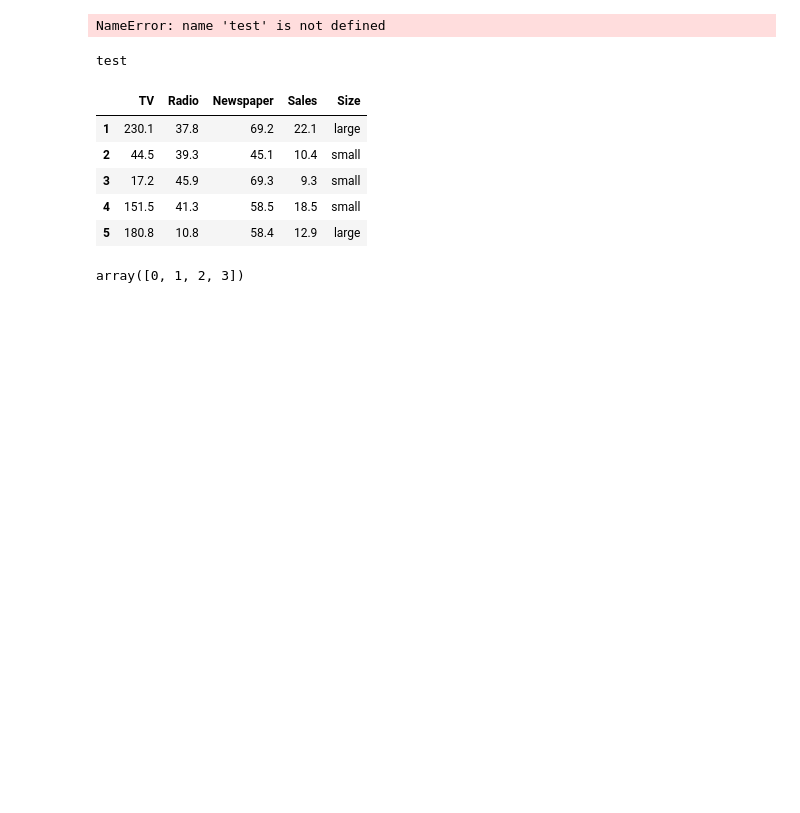
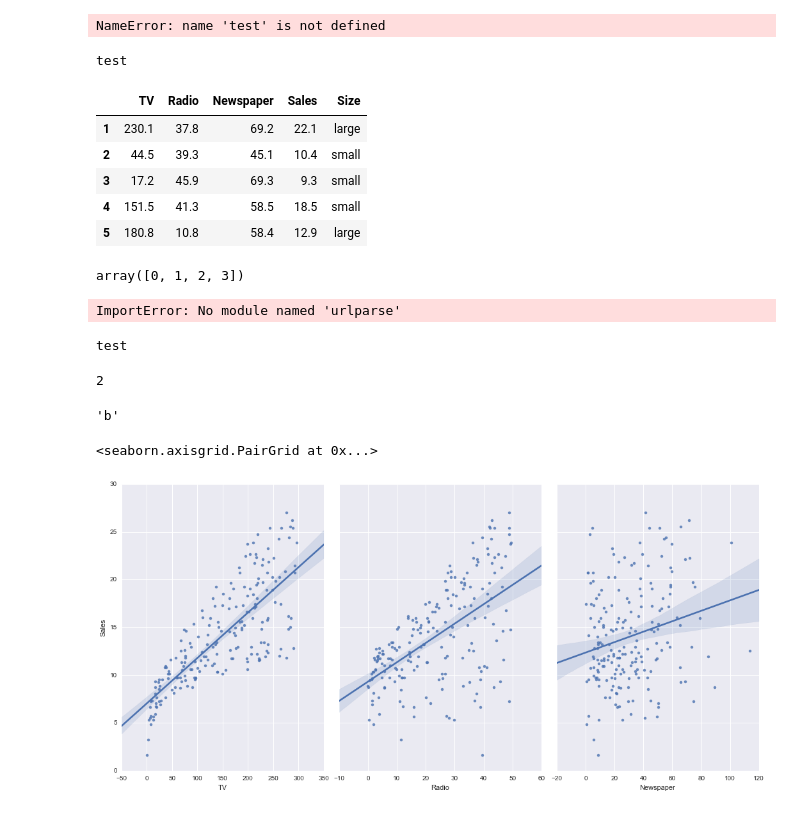
Before and after one commit to dmuralik/datascience, a Jupyter notebook: projects/misc/myfirstnb.ipynb, the cells around one changed output. Cells and saved outputs as stored; diff of their text form; code cells hidden in the pictures; blank space fills up the shorter version.

Commit message:
Added new projects including spam and womenEd

```diff
--- a/projects/misc/myfirstnb.ipynb
+++ b/projects/misc/myfirstnb.ipynb
@@ -35,3 +35,51 @@ integer_classes = label_encoder.transform(label_encoder.classes_)
 integer_classes
 # %% [output]
 array([0, 1, 2, 3])
+# %%
+from spam.spamhaus import SpamHausChecker
+checker = SpamHausChecker()
+checker.is_spam("http://www.google.com/search?q=food")
+# %% [output]
+ImportError: No module named 'urlparse'
+# %%
+from sklearn.ensemble import RandomForestClassifier
+import numpy as np
+print('test')
+# %% [output]
+test
+# %%
+import pandas as pd
+import numpy as np
+import seaborn as sns
+df = pd.DataFrame({'a':[1,1,0,1], 'b' : [1,1,1,0]})
+sum((df['a']==1) & (df['b']==1))
+# %% [output]
+2
+# %%
+import operator
+stats = {'a':1000, 'b':3000, 'c': 100}
+max(stats, key=stats.get)
+# %% [output]
+'b'
+# %%
+import pandas as pd
+import seaborn as sns
+from sklearn.linear_model import LinearRegression
+from sklearn.cross_validation import train_test_split
+
+%matplotlib inline
+data = pd.read_csv('http://www-bcf.usc.edu/~gareth/ISL/Advertising.csv', index_col=0)
+# equivalent command to do this in one line
+X = data[['TV', 'Radio', 'Newspaper']]
+y = data['Sales']
+
+X_train, X_test, y_train, y_test = train_test_split(X, y, random_state=1)
+
+# display the first 5 rows
+#sns.pairplot(data, x_vars=['TV','Radio','Newspaper'], y_vars='Sales', size=7, aspect=0.7, kind='reg')
+linreg = LinearRegression()
+# fit the model to the training data (learn the coefficients)
+linreg.fit(X_train, y_train)
+# %% [output]
+<seaborn.axisgrid.PairGrid at 0x...>
+[figure, added]
```
Also changed, not shown: parts of 1 cell of this notebook, 22 other files.
